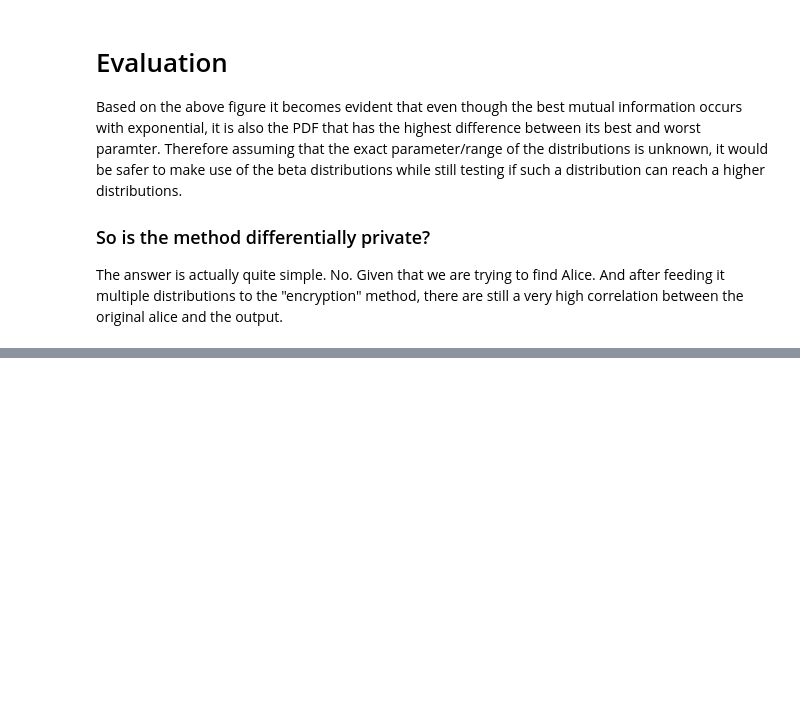
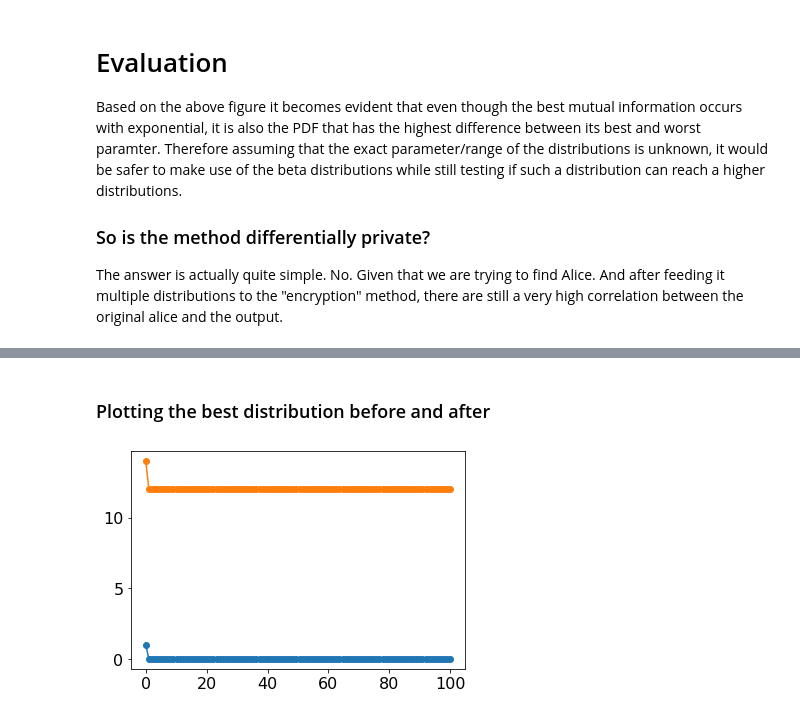
Before and after one commit to tommcamm/privugger, a Jupyter notebook: Analysis.ipynb, the cells around one changed output, grey strips where cells are left out. Cells and saved outputs as stored; diff of their text form; code cells hidden in the pictures; blank space fills up the shorter version.

```diff
--- a/Analysis.ipynb
+++ b/Analysis.ipynb
@@ -181,0 +294,16 @@ The answer is actually quite simple. No. Given that we are trying to find Alice.
+# %% [markdown]
+### Plotting the best distribution before and after
+# %%
+x = np.linspace(0,100,100)
+n = 1
+p = 0.01
+
+y = st.binom.pmf(x, n, p)
+
+output = (y+10+y+2)
+
+plt.plot(x, y, '-o', label='n = {}, p = {}'.format(n, p))
+plt.plot(x, output, '-o')
+plt.show()
+# %% [output]
+[figure, added]
```
Also changed, not shown: parts of 39 cells of this notebook, 7 other files.
